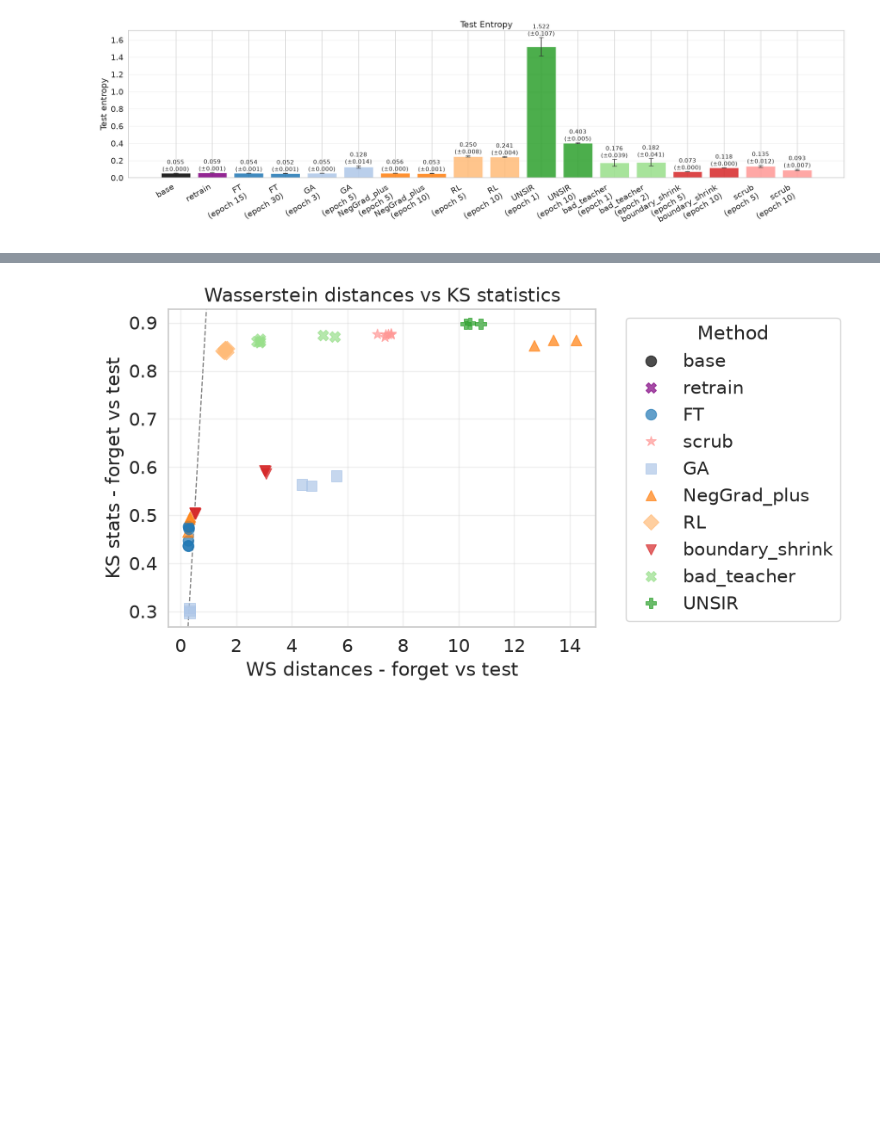
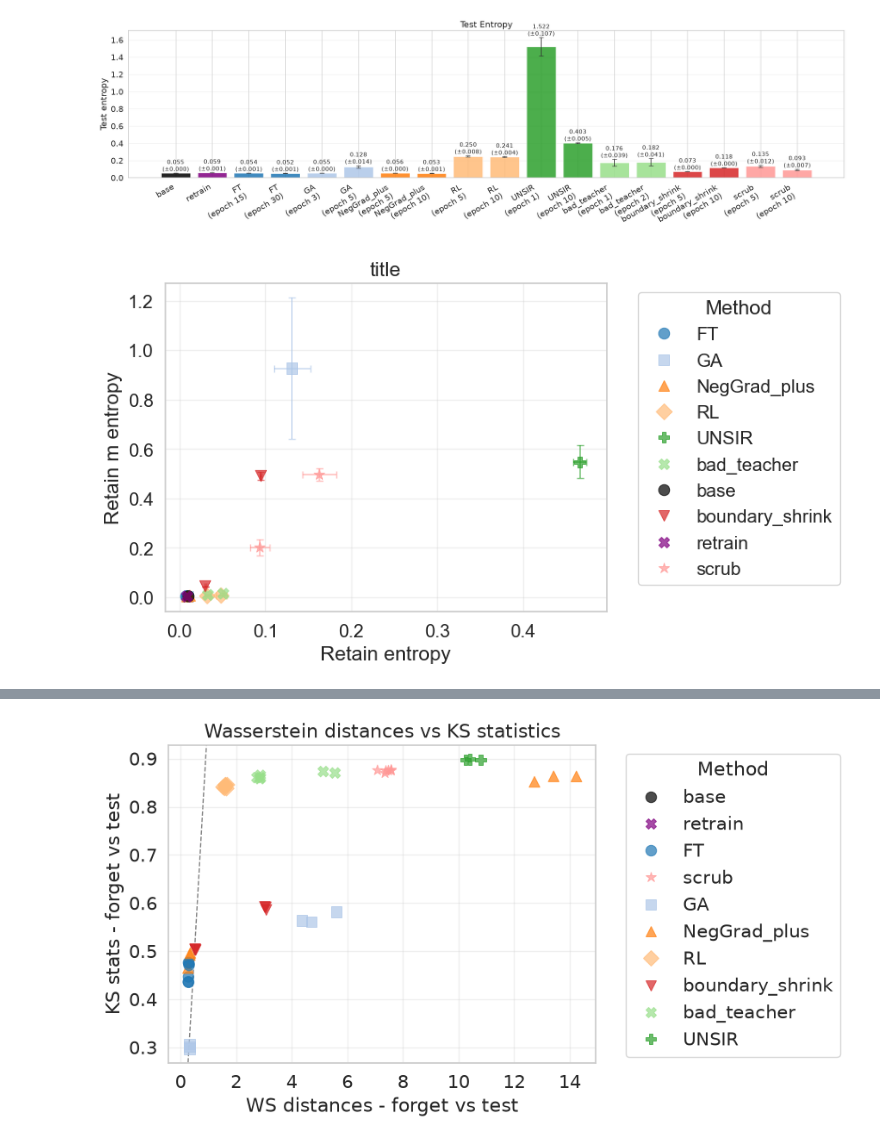
Before and after one commit to probabilistic-adaptation/verifying_unlearning_2026, a Jupyter notebook: visualize_results.ipynb, the cells around one changed output, grey strips where cells are left out. Cells and saved outputs as stored; diff of their text form; code cells hidden in the pictures; blank space fills up the shorter version.

Commit message:
updated visuals

```diff
--- a/visualize_results.ipynb
+++ b/visualize_results.ipynb
@@ -437,6 +437,20 @@ results_barplot(
 [figure]
 <Figure size 640x480 with 0 Axes>
 [figure]
+# %%
+results_scatterplot(
+        results,
+        x_metric = "retain_entropy",
+        y_metric = "retain_m_entropy",
+        title = "title",
+        # xlabel = x,
+        # ylabel = y,
+        grouped = True,
+        color_by = "method",
+        line = 0
+        )
+# %% [output]
+[figure, added]
 # %%
 # mean +-std for each method (8 crossses)
 
```
Also changed, not shown: parts of 1 cell of this notebook, 1 other file.
